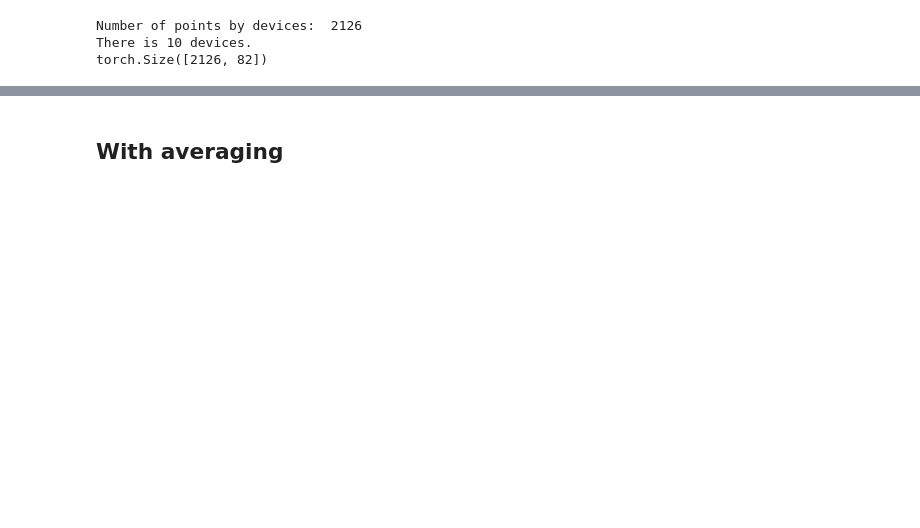
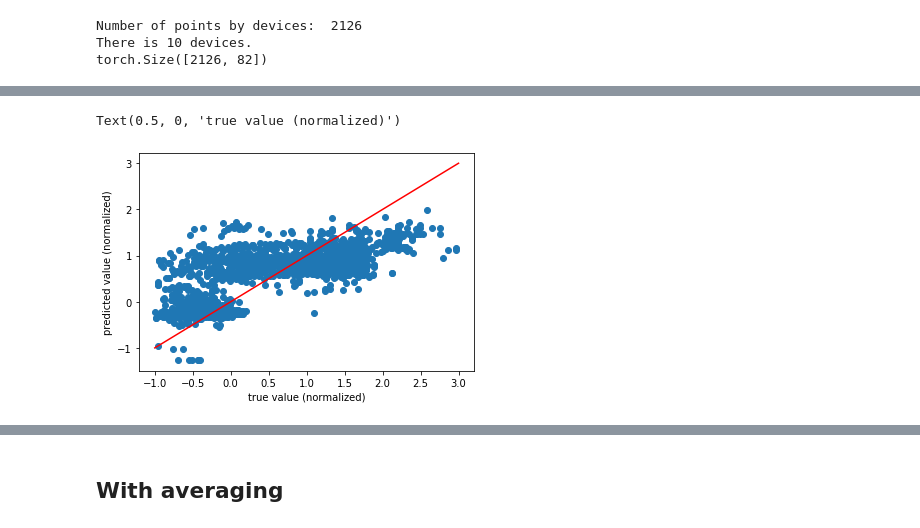
Before and after one commit to philipco/artemis-bidirectional-compression, a Jupyter notebook: notebook/superconduct.ipynb, the cells around one changed output, grey strips where cells are left out. Cells and saved outputs as stored; diff of their text form; code cells hidden in the pictures; blank space fills up the shorter version.

```diff
--- a/notebook/superconduct.ipynb
+++ b/notebook/superconduct.ipynb
@@ -150,3 +164,11 @@ Wall time: 1min 58s
+# %%
+plt.scatter(Y[0], X[0].mv(obj_min_by_N_descent.model_params[-1]))
+plt.plot(np.linspace(-1, 3, 2), np.linspace(-1, 3, 2), color='r')
+plt.ylabel("predicted value (normalized)")
+plt.xlabel("true value (normalized)")
+# %% [output]
+Text(0.5, 0, 'true value (normalized)')
+[figure, added]
 # %%
 %%time
 all_descent = {}
```
Also changed, not shown: parts of 34 cells of this notebook, 10 other files.
